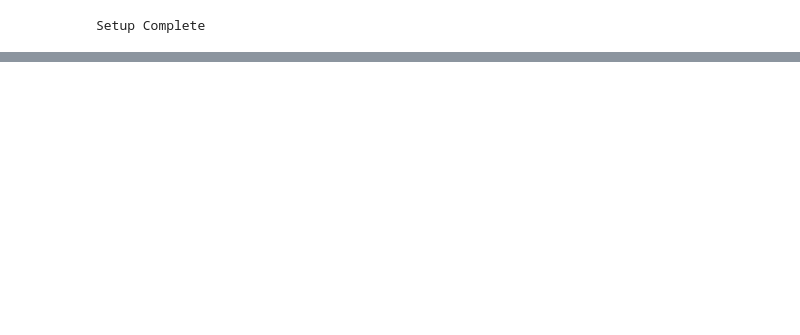
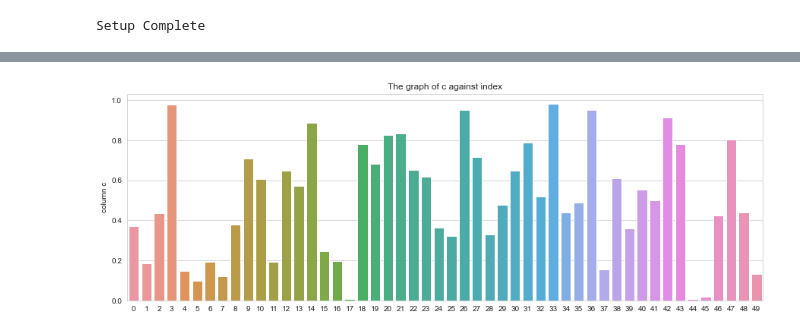
Before and after one commit to Ckalia11/DataSciencePractice, a Jupyter notebook: pandas/notebooks/data visualizations.ipynb, the cells around one changed output, grey strips where cells are left out. Drawn from its saved outputs; the diff is of its cells as text; code cells hidden in the pictures; blank space fills up the shorter version.

Commit message:
finished visualization

```diff
--- a/pandas/notebooks/data visualizations.ipynb
+++ b/pandas/notebooks/data visualizations.ipynb
@@ -32,7 +32,6 @@ sns.lineplot(data = df['c'], label = 'c')
 # %%
-plt.figure(figsize=(15,5)
-# adds ticks along axes
-sns.set_style('ticks')
+plt.figure(figsize=(15,5))
+sns.set_style('whitegrid')
 plt.title('The graph of c against index')
 sns.barplot(x = df.index, y = df['c'])
 plt.ylabel('column c')
@@ -41,3 +40,4 @@ SyntaxError: invalid syntax (<ipython-input-42-e11635586a56>, line 3)
+[figure, added]
 # %%
 # annot TRUE gives numerical values
 sns.heatmap(data = df.iloc[:15, :], annot = True)
```
Also changed, not shown: parts of 12 cells of this notebook.
